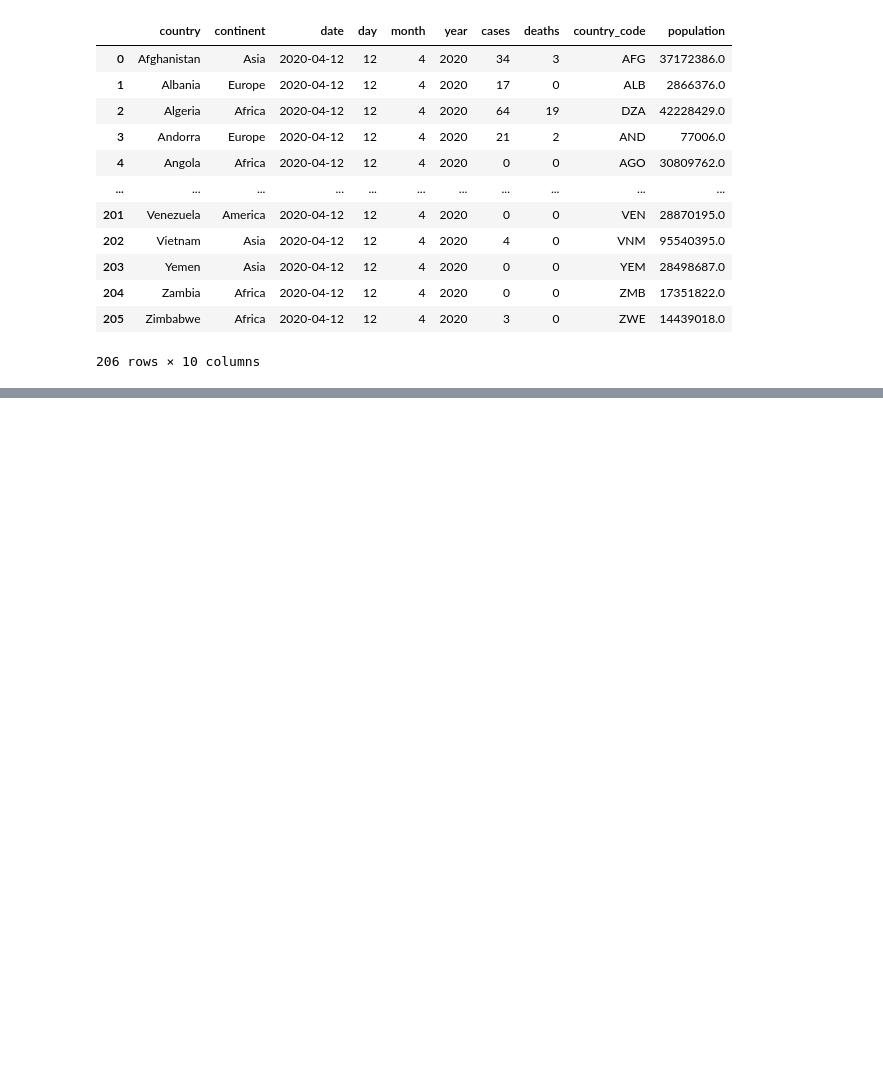
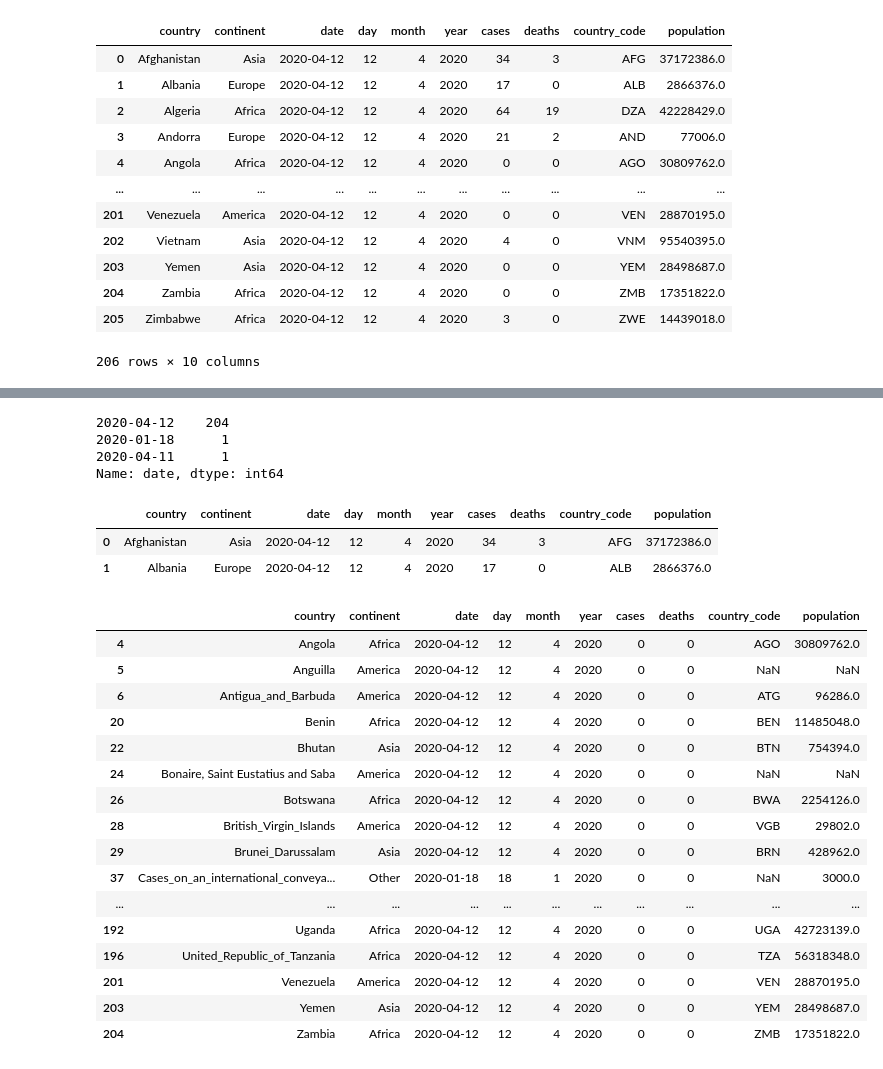
Before and after one commit to emmango/course-data-analysis-with-python, a Jupyter notebook: Pandas-1/EX1.ipynb, the cells around one changed output, grey strips where cells are left out. Saved outputs shown, nothing was run; the diff lists cells and outputs as text; code cells hidden in the pictures; blank space fills up the shorter version.

```diff
--- a/Pandas-1/EX1.ipynb
+++ b/Pandas-1/EX1.ipynb
@@ -26,0 +47,36 @@ data
+# %%
+# Tìm hiểu xem dữ liệu được thống kê cho những ngày nào
+data.date.value_counts()
+# %% [output]
+2020-04-12    204
+2020-01-18      1
+2020-04-11      1
+Name: date, dtype: int64
+# %%
+data.head(2)
+# %% [output]
+|  | country | continent | date | day | month | year | cases | deaths | country_code | population |
+| 0 | Afghanistan | Asia | 2020-04-12 | 12 | 4 | 2020 | 34 | 3 | AFG | 37172386.0 |
+| 1 | Albania | Europe | 2020-04-12 | 12 | 4 | 2020 | 17 | 0 | ALB | 2866376.0 |
+# %%
+# lọc dữ liệu nhiễu:
+cleaned_data = data[data.cases == 0]
+cleaned_data
+# %% [output]
+|  | country | continent | date | day | month | year | cases | deaths | country_code | population |
+| 4 | Angola | Africa | 2020-04-12 | 12 | 4 | 2020 | 0 | 0 | AGO | 30809762.0 |
+| 5 | Anguilla | America | 2020-04-12 | 12 | 4 | 2020 | 0 | 0 | NaN | NaN |
+| 6 | Antigua_and_Barbuda | America | 2020-04-12 | 12 | 4 | 2020 | 0 | 0 | ATG | 96286.0 |
+| 20 | Benin | Africa | 2020-04-12 | 12 | 4 | 2020 | 0 | 0 | BEN | 11485048.0 |
+| 22 | Bhutan | Asia | 2020-04-12 | 12 | 4 | 2020 | 0 | 0 | BTN | 754394.0 |
+| 24 | Bonaire, Saint Eustatius and Saba | America | 2020-04-12 | 12 | 4 | 2020 | 0 | 0 | NaN | NaN |
+| 26 | Botswana | Africa | 2020-04-12 | 12 | 4 | 2020 | 0 | 0 | BWA | 2254126.0 |
+| 28 | British_Virgin_Islands | America | 2020-04-12 | 12 | 4 | 2020 | 0 | 0 | VGB | 29802.0 |
+| 29 | Brunei_Darussalam | Asia | 2020-04-12 | 12 | 4 | 2020 | 0 | 0 | BRN | 428962.0 |
+| 37 | Cases_on_an_international_conveya... | Other | 2020-01-18 | 18 | 1 | 2020 | 0 | 0 | NaN | 3000.0 |
+| ... | ... | ... | ... | ... | ... | ... | ... | ... | ... | ... |
+| 192 | Uganda | Africa | 2020-04-12 | 12 | 4 | 2020 | 0 | 0 | UGA | 42723139.0 |
+| 196 | United_Republic_of_Tanzania | Africa | 2020-04-12 | 12 | 4 | 2020 | 0 | 0 | TZA | 56318348.0 |
+| 201 | Venezuela | America | 2020-04-12 | 12 | 4 | 2020 | 0 | 0 | VEN | 28870195.0 |
+| 203 | Yemen | Asia | 2020-04-12 | 12 | 4 | 2020 | 0 | 0 | YEM | 28498687.0 |
+| 204 | Zambia | Africa | 2020-04-12 | 12 | 4 | 2020 | 0 | 0 | ZMB | 17351822.0 |
```
Also changed, not shown: parts of 2 cells of this notebook.
